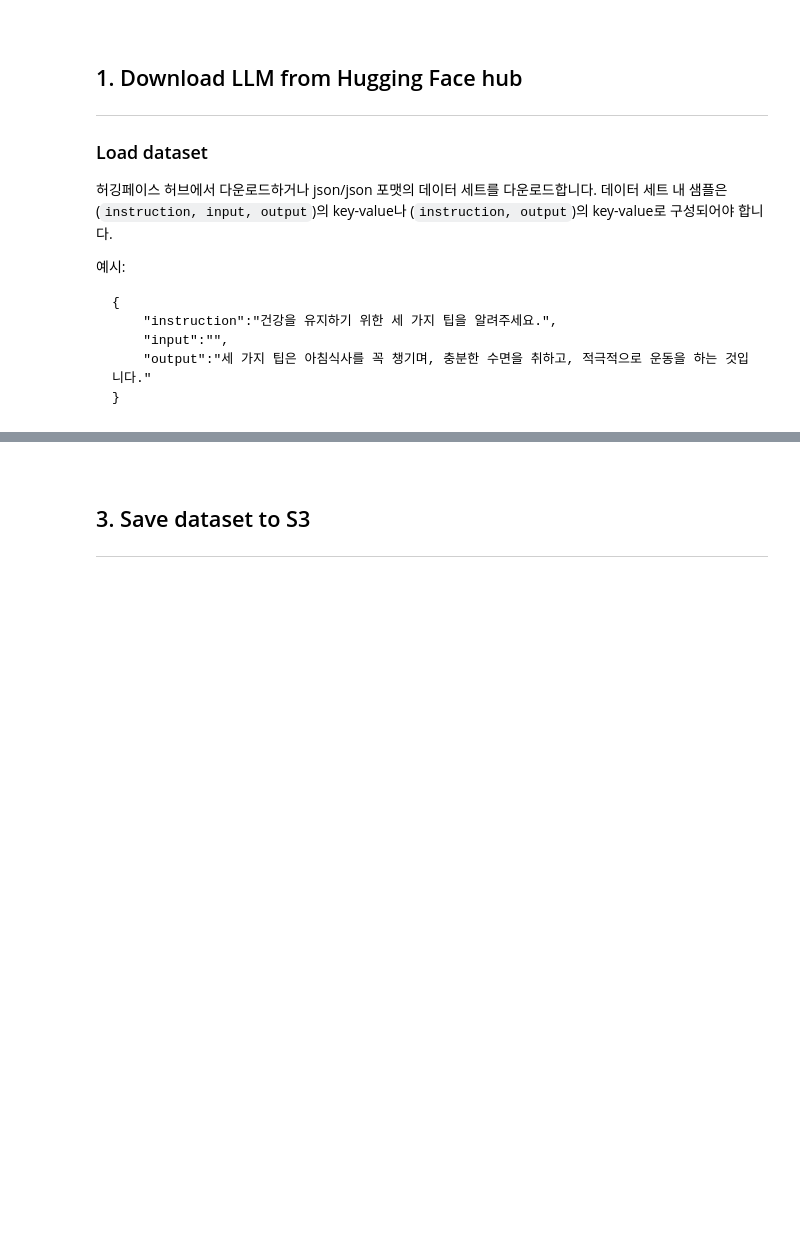
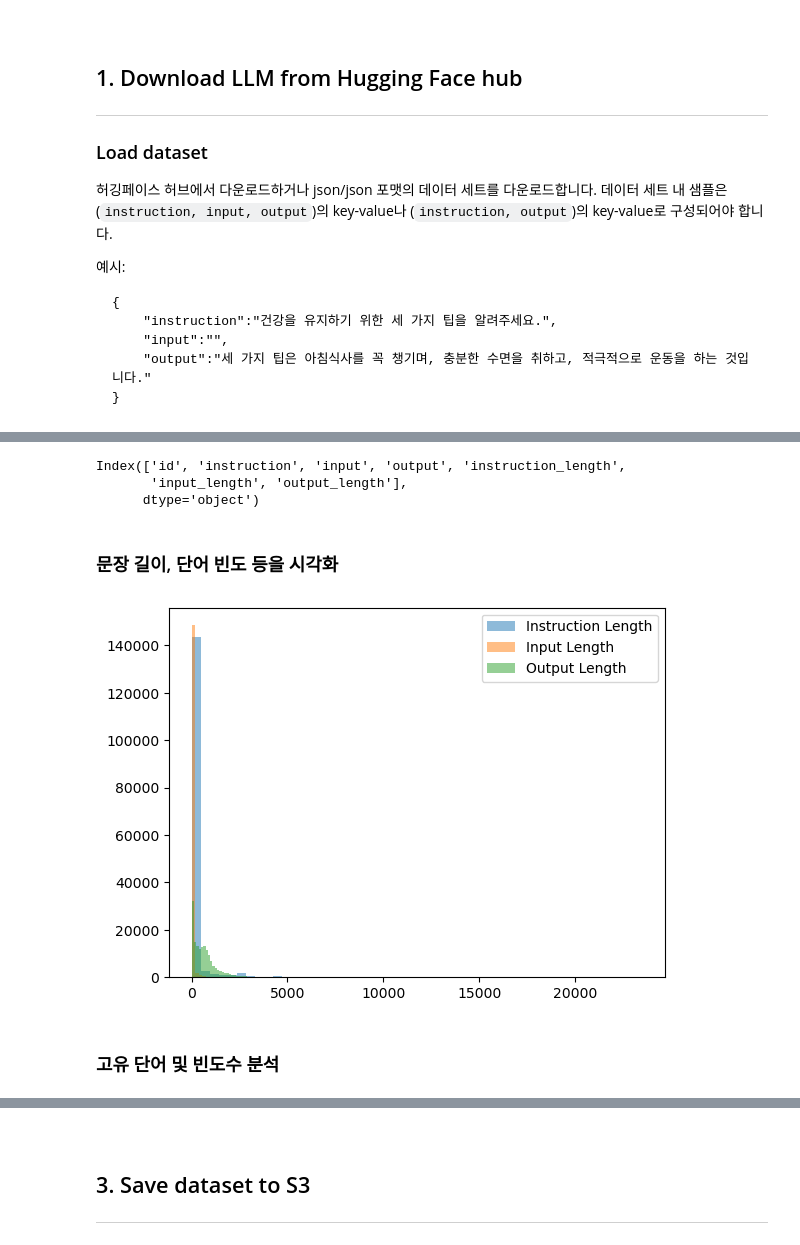
Before and after one commit to daekeun-ml/genai-ko-LLM, a Jupyter notebook: fine-tuning/1_prepare-dataset-alpaca-method.ipynb, the cells around one changed output, grey strips where cells are left out. Cells and saved outputs as stored; diff of their text form; code cells hidden in the pictures; blank space fills up the shorter version.

```diff
--- a/fine-tuning/1_prepare-dataset-alpaca-method.ipynb
+++ b/fine-tuning/1_prepare-dataset-alpaca-method.ipynb
@@ -79,0 +104,7 @@ if not os.path.isdir(model_tar_dir):
+# %%
+import pandas as pd
+
+# 데이터셋을 pandas DataFrame으로 변환
+df = pd.DataFrame(data['train'])
+
+df
@@ -79,0 +125,8 @@ if not os.path.isdir(model_tar_dir):
+# %%
+# 문장 길이, 단어 수 등 기본 통계량 계산
+df['instruction_length'] = df['instruction'].apply(len)
+df['input_length'] = df['input'].apply(len)
+df['output_length'] = df['output'].apply(len)
+
+print(df.describe())
+df
@@ -79,0 +156,21 @@ if not os.path.isdir(model_tar_dir):
+# %%
+print(df.columns)
+# %% [output]
+Index(['id', 'instruction', 'input', 'output', 'instruction_length',
+       'input_length', 'output_length'],
+      dtype='object')
+# %% [markdown]
+### 문장 길이, 단어 빈도 등을 시각화
+# %%
+import matplotlib.pyplot as plt
+
+# 문장 길이 분포 시각화
+plt.hist(df['instruction_length'], bins=50, alpha=0.5, label='Instruction Length')
+plt.hist(df['input_length'], bins=50, alpha=0.5, label='Input Length')
+plt.hist(df['output_length'], bins=50, alpha=0.5, label='Output Length')
+plt.legend(loc='upper right')
+plt.show()
+# %% [output]
+[figure, added]
+# %% [markdown]
+### 고유 단어 및 빈도수 분석
```
Also changed, not shown: parts of 19 cells of this notebook, 3 other files.
